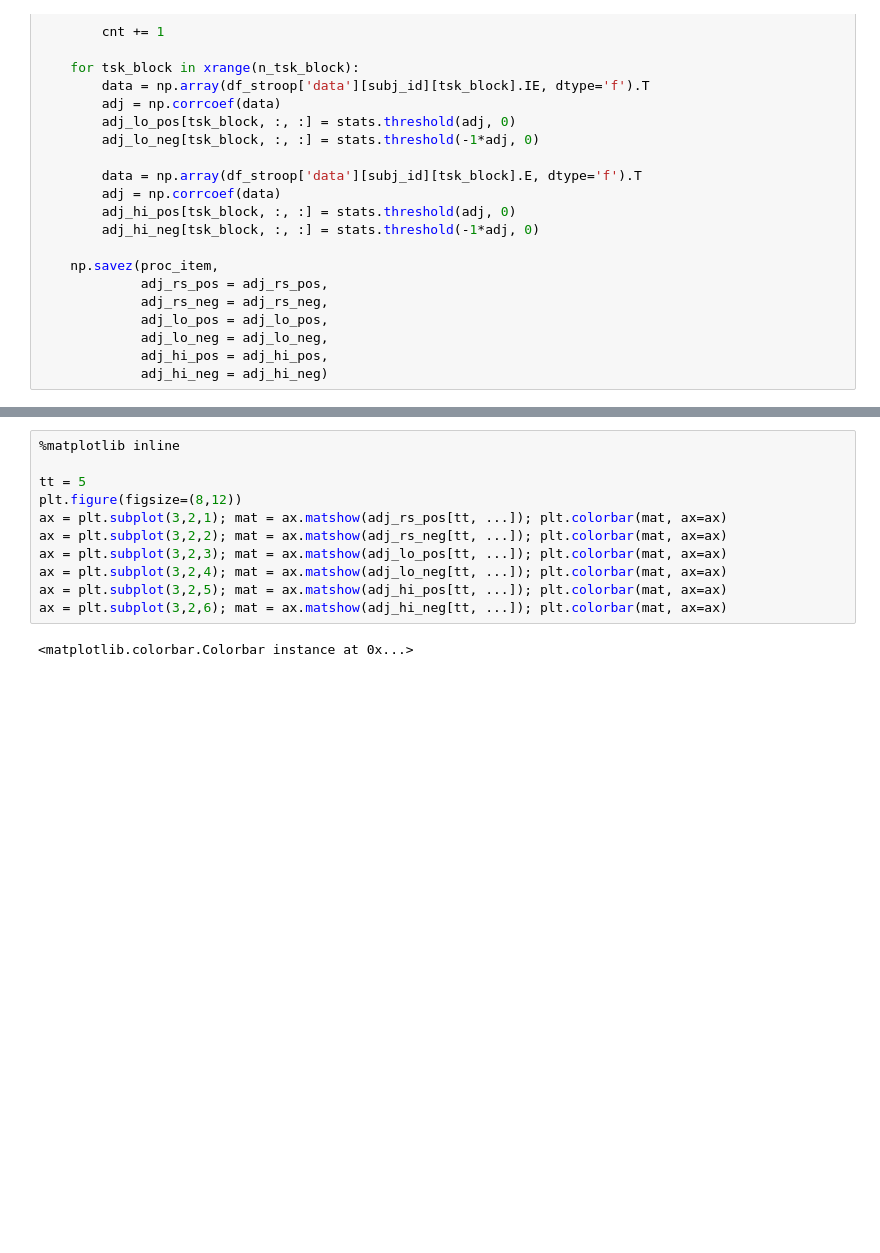
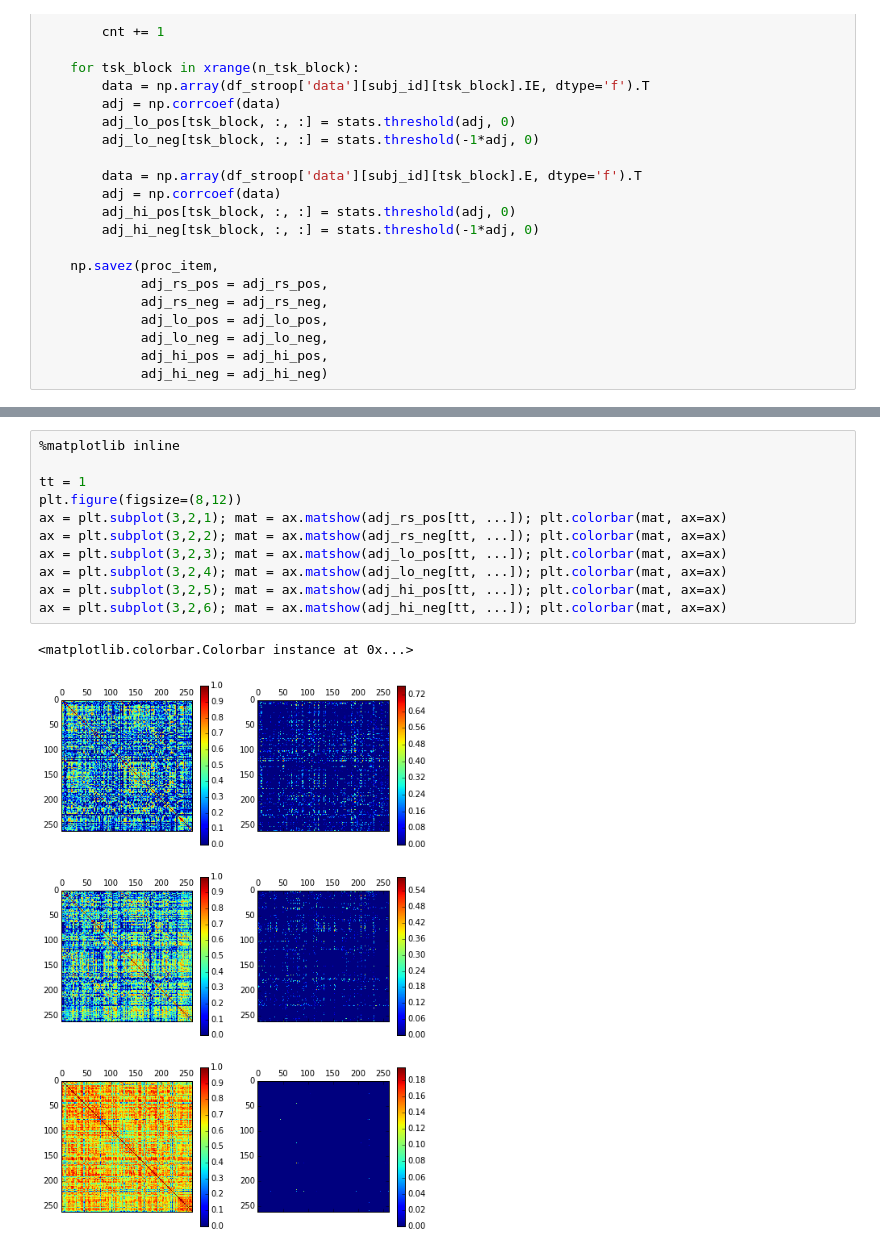
Before and after one commit to akhambhati/rs-2017-NetStim, a Jupyter notebook: Analysis Notebooks/e01-Measure_Dynamic_Functional_Networks.ipynb, the cells around one changed output, grey strips where cells are left out. Saved outputs shown, nothing was run; the diff lists cells and outputs as text; blank space fills up the shorter version.

```diff
--- a/Analysis Notebooks/e01-Measure_Dynamic_Functional_Networks.ipynb
+++ b/Analysis Notebooks/e01-Measure_Dynamic_Functional_Networks.ipynb
@@ -160,13 +144,14 @@ ax.hist(adj.reshape(-1), 100)
 # %%
 %matplotlib inline
 
-tt = 5
+tt = 1
 plt.figure(figsize=(8,12))
 ax = plt.subplot(3,2,1); mat = ax.matshow(adj_rs_pos[tt, ...]); plt.colorbar(mat, ax=ax)
 ax = plt.subplot(3,2,2); mat = ax.matshow(adj_rs_neg[tt, ...]); plt.colorbar(mat, ax=ax)
 ax = plt.subplot(3,2,3); mat = ax.matshow(adj_lo_pos[tt, ...]); plt.colorbar(mat, ax=ax)
 ax = plt.subplot(3,2,4); mat = ax.matshow(adj_lo_neg[tt, ...]); plt.colorbar(mat, ax=ax)
 ax = plt.subplot(3,2,5); mat = ax.matshow(adj_hi_pos[tt, ...]); plt.colorbar(mat, ax=ax)
 ax = plt.subplot(3,2,6); mat = ax.matshow(adj_hi_neg[tt, ...]); plt.colorbar(mat, ax=ax)
 # %% [output]
 <matplotlib.colorbar.Colorbar instance at 0x...>
+[figure, added]
```
Also changed, not shown: parts of 1 cell of this notebook, 8 other files.
